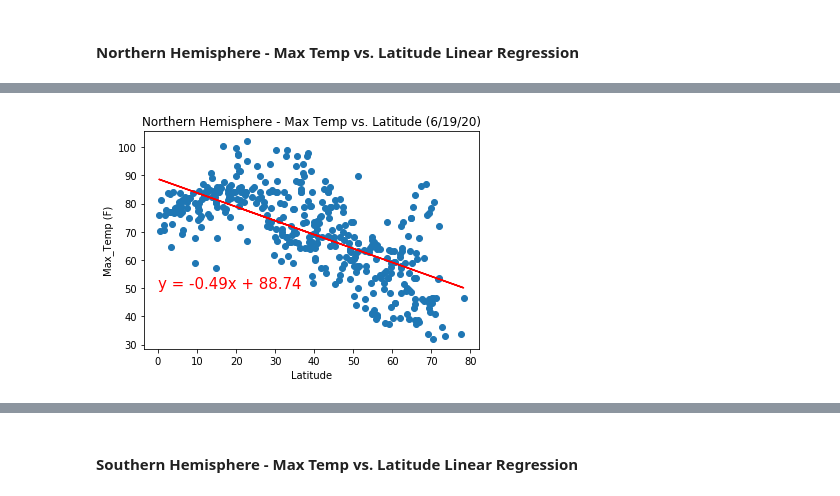
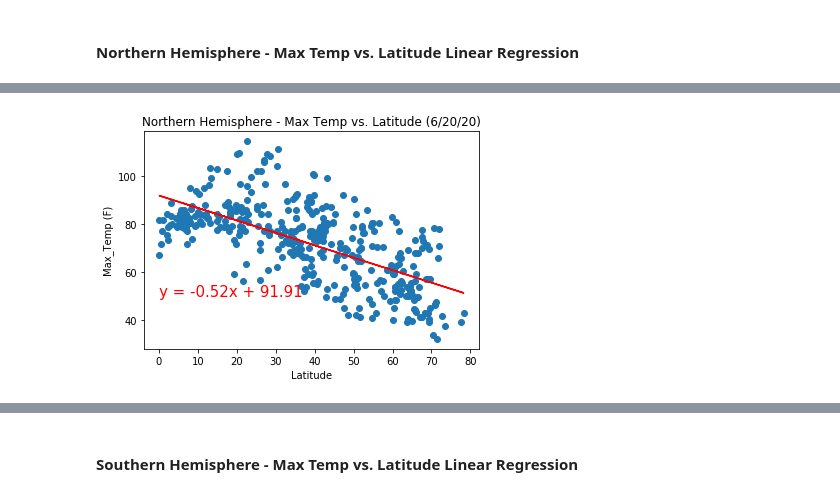
Before and after one commit to mmoormeier/python-api-challenge, a Jupyter notebook: WeatherPy/WeatherPy.ipynb, the cells around one changed output, grey strips where cells are left out. Saved outputs shown, nothing was run; the diff lists cells and outputs as text; code cells hidden in the pictures.

```diff
--- a/WeatherPy/WeatherPy.ipynb
+++ b/WeatherPy/WeatherPy.ipynb
@@ -310,22 +318,22 @@ print("In the Northern Hemisphere, the further you get away from the equator (0
 # %%
 # Perform a linear regression on latitude versus Max Temp
 
 x_values = north_hem_data['Latitude']
 y_values = north_hem_data['Max_Temp']
 (slope, intercept, rvalue, pvalue, stderr) = linregress(x_values, y_values)
 regress_values = x_values * slope + intercept
 line_eq = "y = " + str(round(slope,2)) + "x + " + str(round(intercept,2))
 plt.scatter(x_values,y_values)
 plt.plot(x_values,regress_values,"r-")
 plt.annotate(line_eq,(0,50),fontsize=15,color="red")
 
-plt.title("Northern Hemisphere - Max Temp vs. Latitude (6/19/20)")
+plt.title("Northern Hemisphere - Max Temp vs. Latitude (6/20/20)")
 plt.xlabel('Latitude')
 plt.ylabel('Max_Temp (F)')
 plt.savefig("../output_data/LatitudevsTemperatureNorth.png")
 plt.show()
 # %% [output]
-[figure, old version]
+[figure, new version]
 # %%
 print(f"The r value is: {rvalue}")
 print(f"The r-squared is: {rvalue**2}")
```
Also changed, not shown: parts of 28 cells of this notebook, 13 other files.
